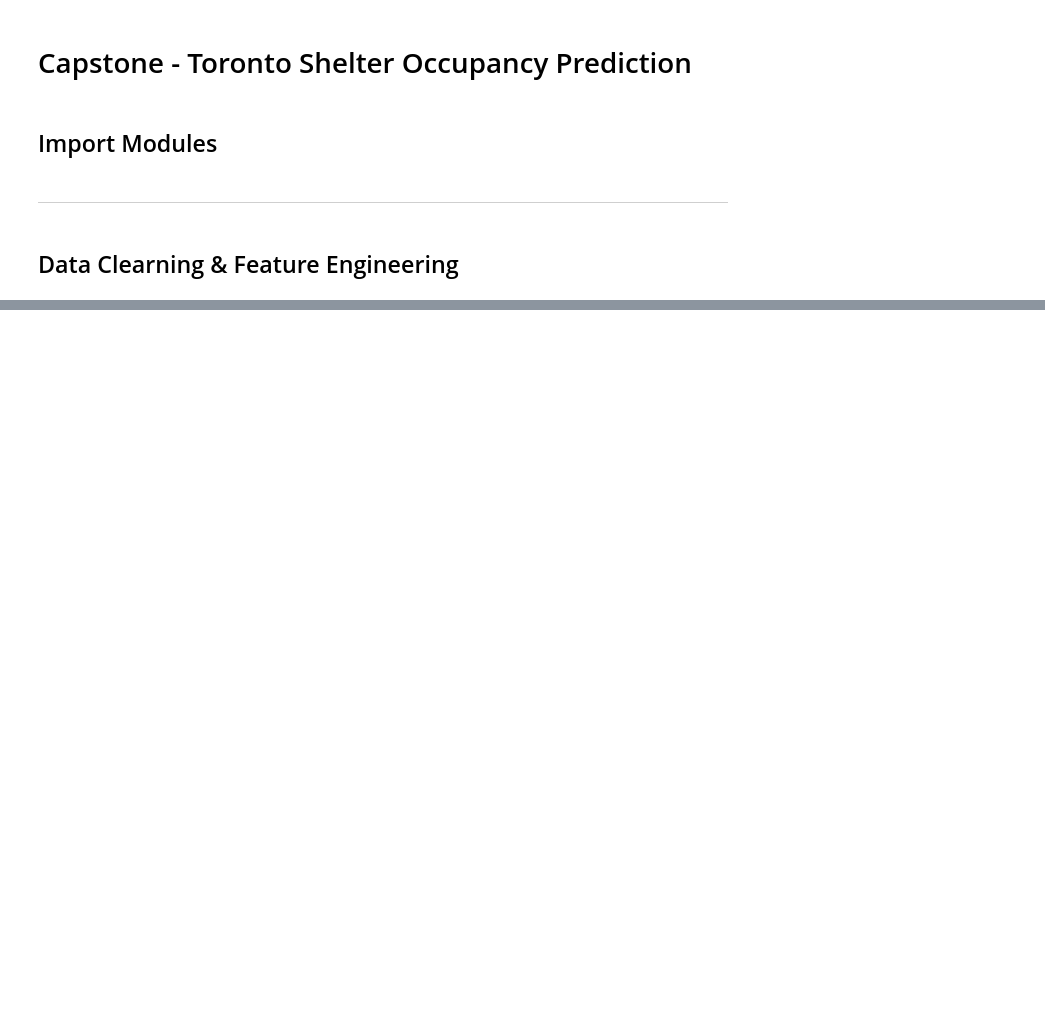
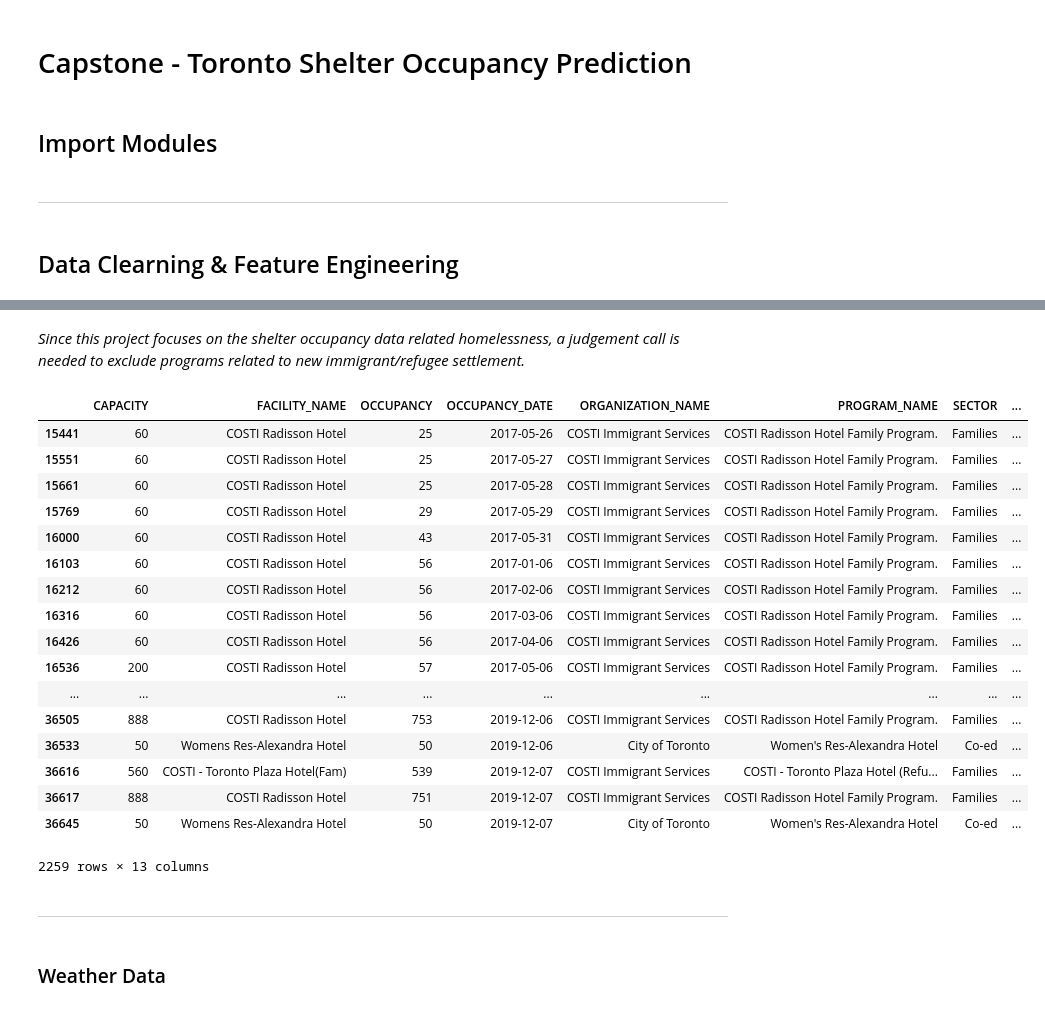
Before and after one commit to borishaw/toronto_shelter, a Jupyter notebook: capstone _data_cleaning_and_engineering.ipynb, the cells around one changed output, grey strips where cells are left out. Saved outputs shown, nothing was run; the diff lists cells and outputs as text; code cells hidden in the pictures; blank space fills up the shorter version.

```diff
--- a/capstone _data_cleaning_and_engineering.ipynb
+++ b/capstone _data_cleaning_and_engineering.ipynb
@@ -91,0 +107,35 @@ df.OCCUPANCY_DATE = pd.to_datetime(df.OCCUPANCY_DATE)
+# %% [markdown]
+*Since this project focuses on the shelter occupancy data related homelessness, a judgement call is needed to exclude programs related to new immigrant/refugee settlement.*
+# %%
+# df[df.PROGRAM_NAME.str.contains('Refugee')].PROGRAM_NAME.unique()
+# df[df.PROGRAM_NAME.str.contains('Hotel')].PROGRAM_NAME.unique()
+# df[df.PROGRAM_NAME.str.contains('Welcome')].PROGRAM_NAME.unique()
+# df[df.PROGRAM_NAME.str.contains('Settlement')].PROGRAM_NAME.unique()
+
+# df[df.FACILITY_NAME.str.contains('Refugee')].FACILITY_NAME.unique()
+# df[df.FACILITY_NAME.str.contains('Hotel')].FACILITY_NAME.unique()
+# df[df.FACILITY_NAME.str.contains('Welcome')].FACILITY_NAME.unique()
+# df[df.FACILITY_NAME.str.contains('Settlement')].FACILITY_NAME.unique()
+
+# df.ORGANIZATION_NAME.unique()
+
+df[df.FACILITY_NAME.str.contains('Hotel')]
+# %% [output]
+|  | CAPACITY | FACILITY_NAME | OCCUPANCY | OCCUPANCY_DATE | ORGANIZATION_NAME | PROGRAM_NAME | SECTOR | ... |
+| 15441 | 60 | COSTI Radisson Hotel | 25 | 2017-05-26 | COSTI Immigrant Services | COSTI Radisson Hotel Family Program. | Families | ... |
+| 15551 | 60 | COSTI Radisson Hotel | 25 | 2017-05-27 | COSTI Immigrant Services | COSTI Radisson Hotel Family Program. | Families | ... |
+| 15661 | 60 | COSTI Radisson Hotel | 25 | 2017-05-28 | COSTI Immigrant Services | COSTI Radisson Hotel Family Program. | Families | ... |
+| 15769 | 60 | COSTI Radisson Hotel | 29 | 2017-05-29 | COSTI Immigrant Services | COSTI Radisson Hotel Family Program. | Families | ... |
+| 16000 | 60 | COSTI Radisson Hotel | 43 | 2017-05-31 | COSTI Immigrant Services | COSTI Radisson Hotel Family Program. | Families | ... |
+| 16103 | 60 | COSTI Radisson Hotel | 56 | 2017-01-06 | COSTI Immigrant Services | COSTI Radisson Hotel Family Program. | Families | ... |
+| 16212 | 60 | COSTI Radisson Hotel | 56 | 2017-02-06 | COSTI Immigrant Services | COSTI Radisson Hotel Family Program. | Families | ... |
+| 16316 | 60 | COSTI Radisson Hotel | 56 | 2017-03-06 | COSTI Immigrant Services | COSTI Radisson Hotel Family Program. | Families | ... |
+| 16426 | 60 | COSTI Radisson Hotel | 56 | 2017-04-06 | COSTI Immigrant Services | COSTI Radisson Hotel Family Program. | Families | ... |
+| 16536 | 200 | COSTI Radisson Hotel | 57 | 2017-05-06 | COSTI Immigrant Services | COSTI Radisson Hotel Family Program. | Families | ... |
+| ... | ... | ... | ... | ... | ... | ... | ... | ... |
+| 36505 | 888 | COSTI Radisson Hotel | 753 | 2019-12-06 | COSTI Immigrant Services | COSTI Radisson Hotel Family Program. | Families | ... |
+| 36533 | 50 | Womens Res-Alexandra Hotel | 50 | 2019-12-06 | City of Toronto | Women's Res-Alexandra Hotel | Co-ed | ... |
+| 36616 | 560 | COSTI - Toronto Plaza Hotel(Fam) | 539 | 2019-12-07 | COSTI Immigrant Services | COSTI - Toronto Plaza Hotel (Refu... | Families | ... |
+| 36617 | 888 | COSTI Radisson Hotel | 751 | 2019-12-07 | COSTI Immigrant Services | COSTI Radisson Hotel Family Program. | Families | ... |
+| 36645 | 50 | Womens Res-Alexandra Hotel | 50 | 2019-12-07 | City of Toronto | Women's Res-Alexandra Hotel | Co-ed | ... |
+2259 rows × 13 columns
@@ -92,3 +168,7 @@ df.OCCUPANCY_DATE = pd.to_datetime(df.OCCUPANCY_DATE)
+# %% [markdown]
+---
+# %% [markdown]
+### Weather Data
 # %%
 # Gettting weather data
 weather_2017_df = pd.read_csv('data/2017-toronto-weather.csv')
```
Also changed, not shown: parts of 23 cells of this notebook, 1 other file.
